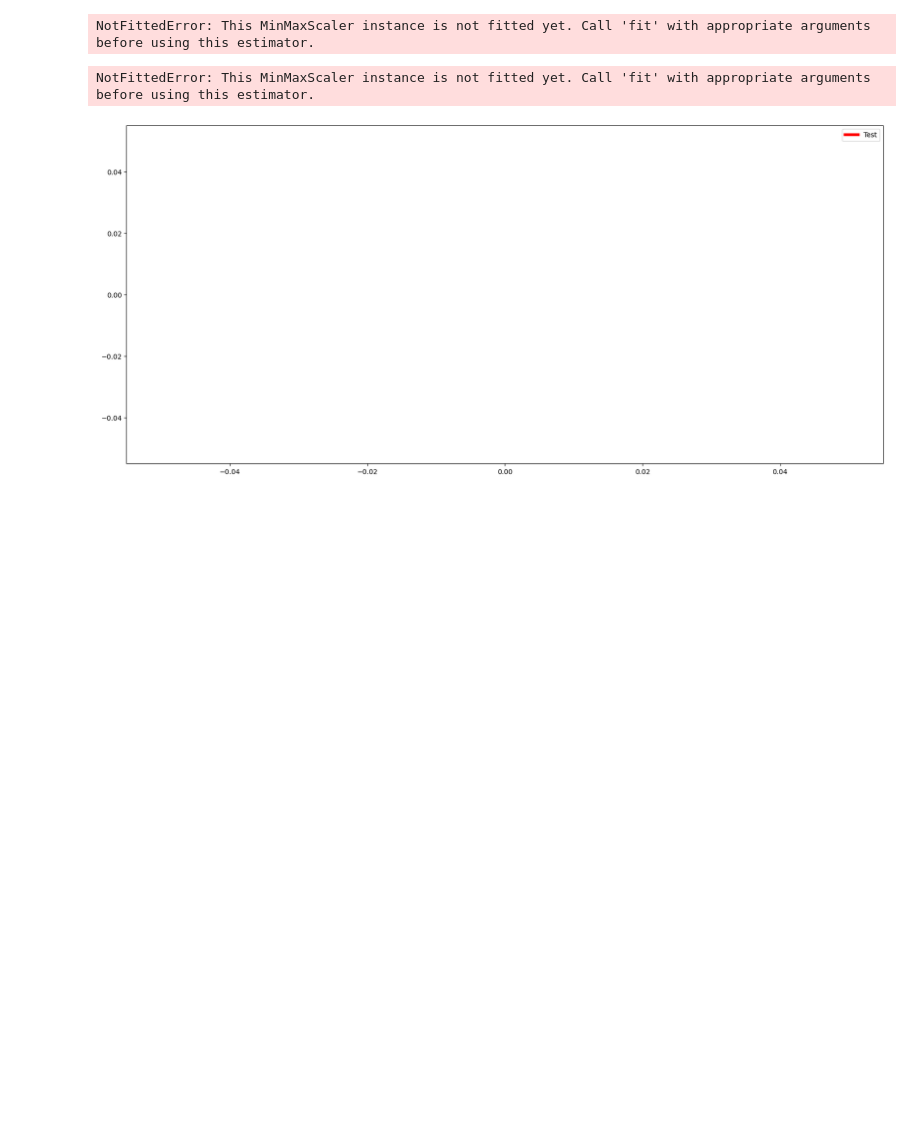
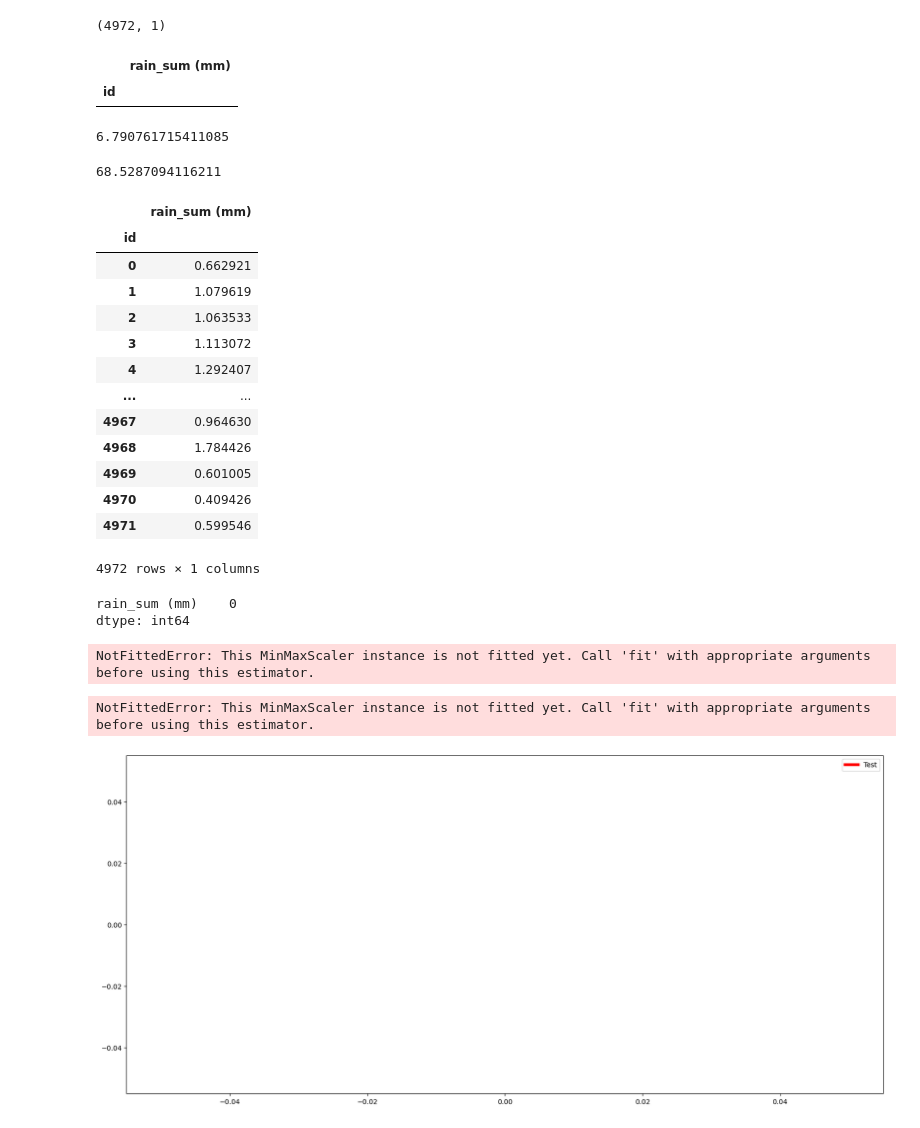
Before and after one commit to damahindra/BCC_FUGAZZI-in-Datavidia-2023, a Jupyter notebook: Workspace_Fugazzi.ipynb, the cells around one changed output. Saved outputs shown, nothing was run; the diff lists cells and outputs as text; code cells hidden in the pictures; blank space fills up the shorter version.

```diff
--- a/Workspace_Fugazzi.ipynb
+++ b/Workspace_Fugazzi.ipynb
@@ -69,0 +295,48 @@ predict = model.predict(X_test)
+# %%
+predict.shape
+# %% [output]
+(4972, 1)
+# %%
+predictions2 = predict.reshape((predict.shape[0],))
+# %%
+result = pd.DataFrame({'rain_sum (mm)' : predictions2})
+# %%
+result.insert(0, 'id', result.index)
+result = result.set_index('id')
+# %%
+result['rain_sum (mm)'] = result['rain_sum (mm)'].apply(lambda x: 0 if x < 0 else x)
+# %%
+result[result['rain_sum (mm)'] < 0]
+# %% [output]
+|  | rain_sum (mm) |
+| id |  |
+# %%
+result['rain_sum (mm)'].mean()
+# %% [output]
+6.790761715411085
+# %%
+result['rain_sum (mm)'].max()
+# %% [output]
+68.5287094116211
+# %%
+result
+# %% [output]
+|  | rain_sum (mm) |
+| id |  |
+| 0 | 0.662921 |
+| 1 | 1.079619 |
+| 2 | 1.063533 |
+| 3 | 1.113072 |
+| 4 | 1.292407 |
+| ... | ... |
+| 4967 | 0.964630 |
+| 4968 | 1.784426 |
+| 4969 | 0.601005 |
+| 4970 | 0.409426 |
+| 4971 | 0.599546 |
+4972 rows × 1 columns
+# %%
+result.isna().sum()
+# %% [output]
+rain_sum (mm)    0
+dtype: int64
```
Also changed, not shown: parts of 40 cells of this notebook, 4 other files.
